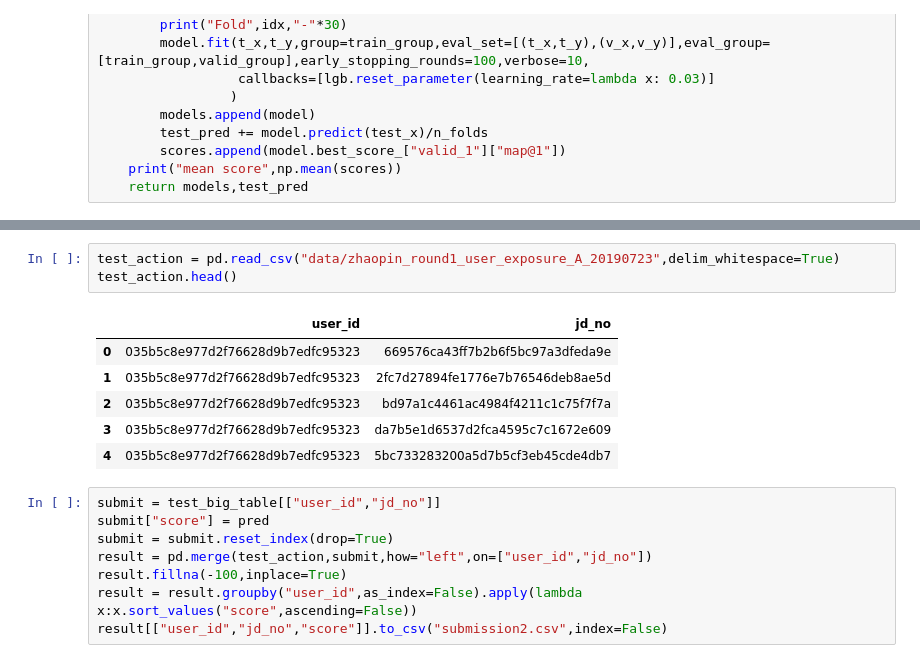
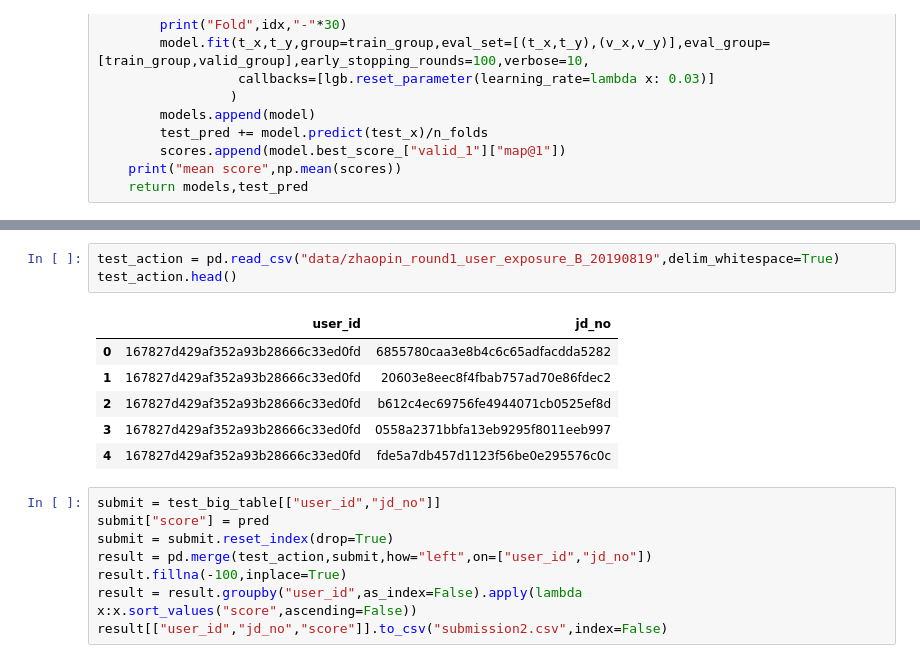
Before and after one commit to magicwifi/kxcf, a Jupyter notebook: add_dec_bigtable.ipynb, the cells around one changed output, grey strips where cells are left out. Drawn from its saved outputs; the diff is of its cells as text.

```diff
--- a/add_dec_bigtable.ipynb
+++ b/add_dec_bigtable.ipynb
@@ -258,13 +422,13 @@ plt.title('mix_satsatisfied LGB Features (avg over folds)');
 # %%
-test_action = pd.read_csv("data/zhaopin_round1_user_exposure_A_20190723",delim_whitespace=True)
+test_action = pd.read_csv("data/zhaopin_round1_user_exposure_B_20190819",delim_whitespace=True)
 test_action.head()
 # %% [output]
 |  | user_id | jd_no |
-| 0 | 035b5c8e977d2f76628d9b7edfc95323 | 669576ca43ff7b2b6f5bc97a3dfeda9e |
-| 1 | 035b5c8e977d2f76628d9b7edfc95323 | 2fc7d27894fe1776e7b76546deb8ae5d |
-| 2 | 035b5c8e977d2f76628d9b7edfc95323 | bd97a1c4461ac4984f4211c1c75f7f7a |
-| 3 | 035b5c8e977d2f76628d9b7edfc95323 | da7b5e1d6537d2fca4595c7c1672e609 |
-| 4 | 035b5c8e977d2f76628d9b7edfc95323 | 5bc733283200a5d7b5cf3eb45cde4db7 |
+| 0 | 167827d429af352a93b28666c33ed0fd | 6855780caa3e8b4c6c65adfacdda5282 |
+| 1 | 167827d429af352a93b28666c33ed0fd | 20603e8eec8f4fbab757ad70e86fdec2 |
+| 2 | 167827d429af352a93b28666c33ed0fd | b612c4ec69756fe4944071cb0525ef8d |
+| 3 | 167827d429af352a93b28666c33ed0fd | 0558a2371bbfa13eb9295f8011eeb997 |
+| 4 | 167827d429af352a93b28666c33ed0fd | fde5a7db457d1123f56be0e295576c0c |
 # %%
 submit = test_big_table[["user_id","jd_no"]]
 submit["score"] = pred
```
Also changed, not shown: parts of 15 cells of this notebook, 7 other files.
